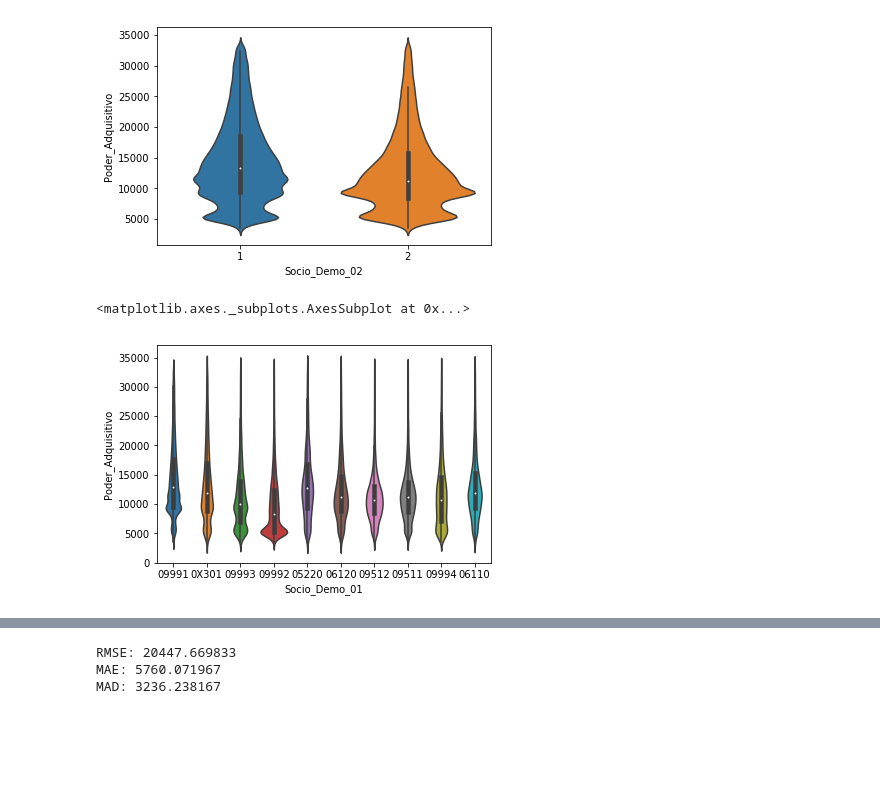
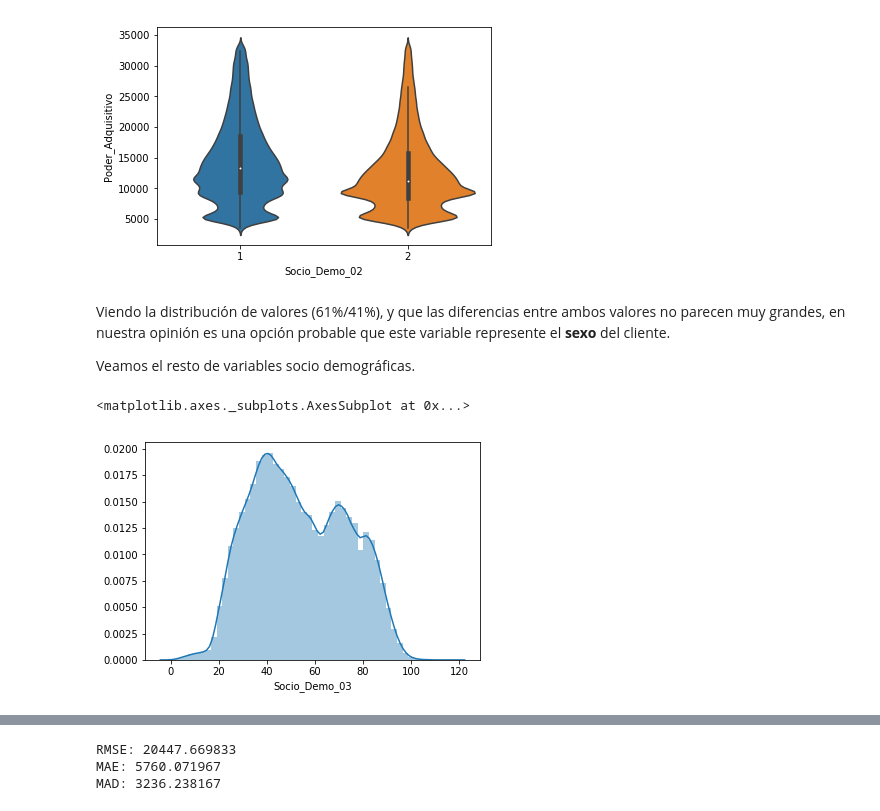
Before and after one commit to AlwaysLearningDeeper/Salesforce-Predictive-Modelling, a Jupyter notebook: start_here.ipynb, the cells around one changed output, grey strips where cells are left out. Drawn from its saved outputs; the diff is of its cells as text; code cells hidden in the pictures; blank space fills up the shorter version.

```diff
--- a/start_here.ipynb
+++ b/start_here.ipynb
@@ -168,13 +180,12 @@ sns.violinplot(x=train_df_no_outliers["Socio_Demo_02"],y=train_df_no_outliers["P
 # %% [output]
 <matplotlib.axes._subplots.AxesSubplot at 0x...>
 [figure]
-# %%
-socio_01_keys = list(topk_socio_01.keys())
-condition_array = [False] * len(train_df_no_outliers["Socio_Demo_01"])
-for i in range(len(condition_array)):
-    condition_array[i] = str(train_df_no_outliers["Socio_Demo_01"].iloc[i]) in socio_01_keys
-
-sns.violinplot(x=train_df_no_outliers["Socio_Demo_01"].loc[condition_array],y=train_df_no_outliers["Poder_Adquisitivo"].loc[condition_array])
-# %% [output]
-<matplotlib.axes._subplots.AxesSubplot at 0x...>
-[figure, removed]
+# %% [markdown]
+Viendo la distribución de valores (61%/41%), y que las diferencias entre ambos valores no parecen muy grandes, en nuestra opinión es una opción probable que este variable represente el **sexo** del cliente.
+
+Veamos el resto de variables socio demográficas.
+# %%
+sns.distplot(train_df_no_outliers["Socio_Demo_03"])
+# %% [output]
+<matplotlib.axes._subplots.AxesSubplot at 0x...>
+[figure, added]
```
Also changed, not shown: parts of 58 cells of this notebook.
